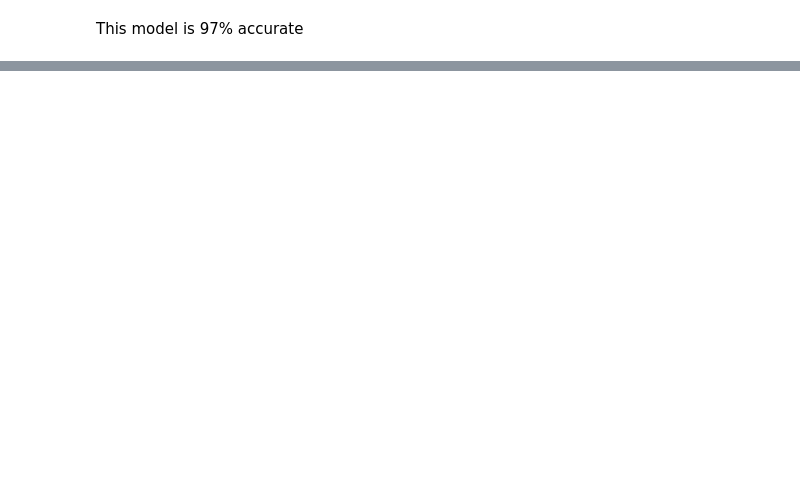
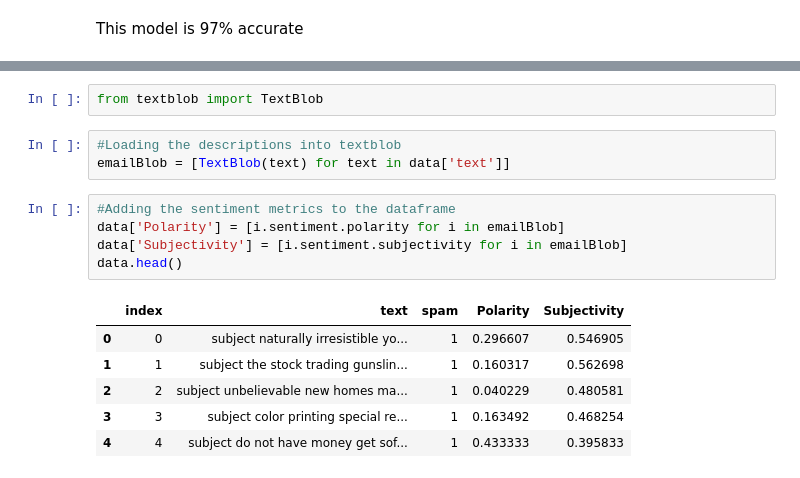
Before and after one commit to santoshsahini19/SpamDetection-SentimentAnalysis-using-NLP, a Jupyter notebook: model.ipynb, the cells around one changed output, grey strips where cells are left out. Cells and saved outputs as stored; diff of their text form; blank space fills up the shorter version.

```diff
--- a/model.ipynb
+++ b/model.ipynb
@@ -180,0 +189,17 @@ This model is 97% accurate
+# %%
+from textblob import TextBlob
+# %%
+#Loading the descriptions into textblob
+emailBlob = [TextBlob(text) for text in data['text']]
+# %%
+#Adding the sentiment metrics to the dataframe
+data['Polarity'] = [i.sentiment.polarity for i in emailBlob]
+data['Subjectivity'] = [i.sentiment.subjectivity for i in emailBlob]
+data.head()
+# %% [output]
+|  | index | text | spam | Polarity | Subjectivity |
+| 0 | 0 | subject naturally irresistible yo... | 1 | 0.296607 | 0.546905 |
+| 1 | 1 | subject the stock trading gunslin... | 1 | 0.160317 | 0.562698 |
+| 2 | 2 | subject unbelievable new homes ma... | 1 | 0.040229 | 0.480581 |
+| 3 | 3 | subject color printing special re... | 1 | 0.163492 | 0.468254 |
+| 4 | 4 | subject do not have money get sof... | 1 | 0.433333 | 0.395833 |
```
Also changed, not shown: parts of 8 cells of this notebook.
